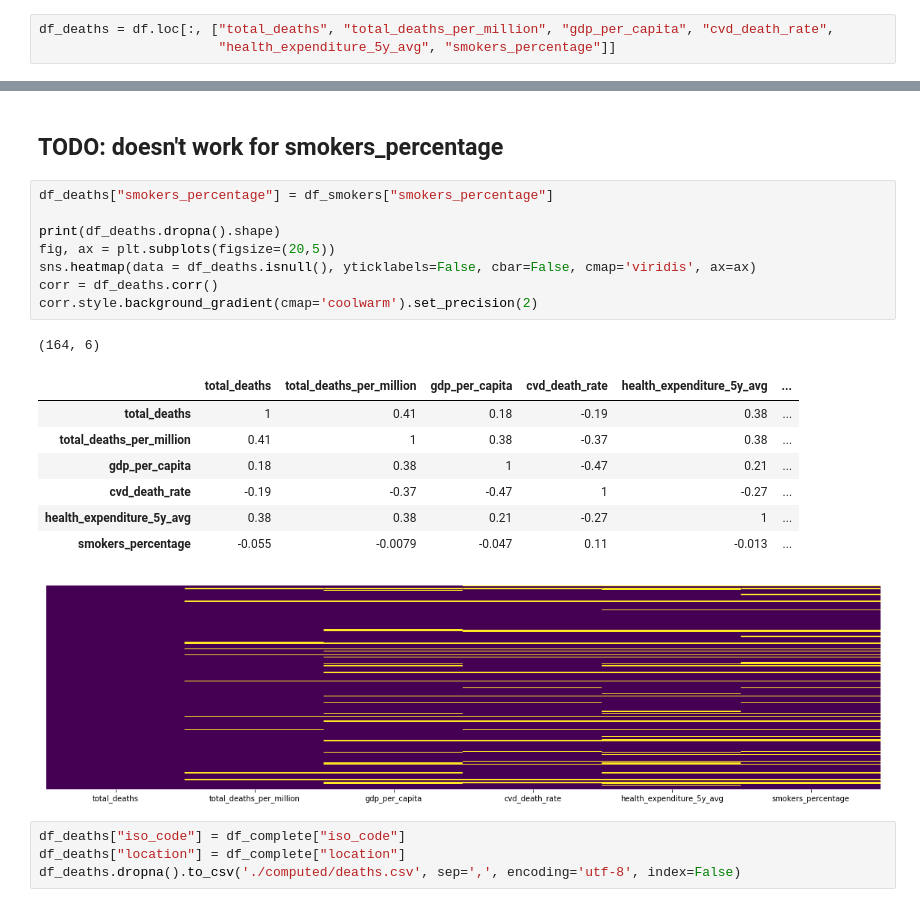
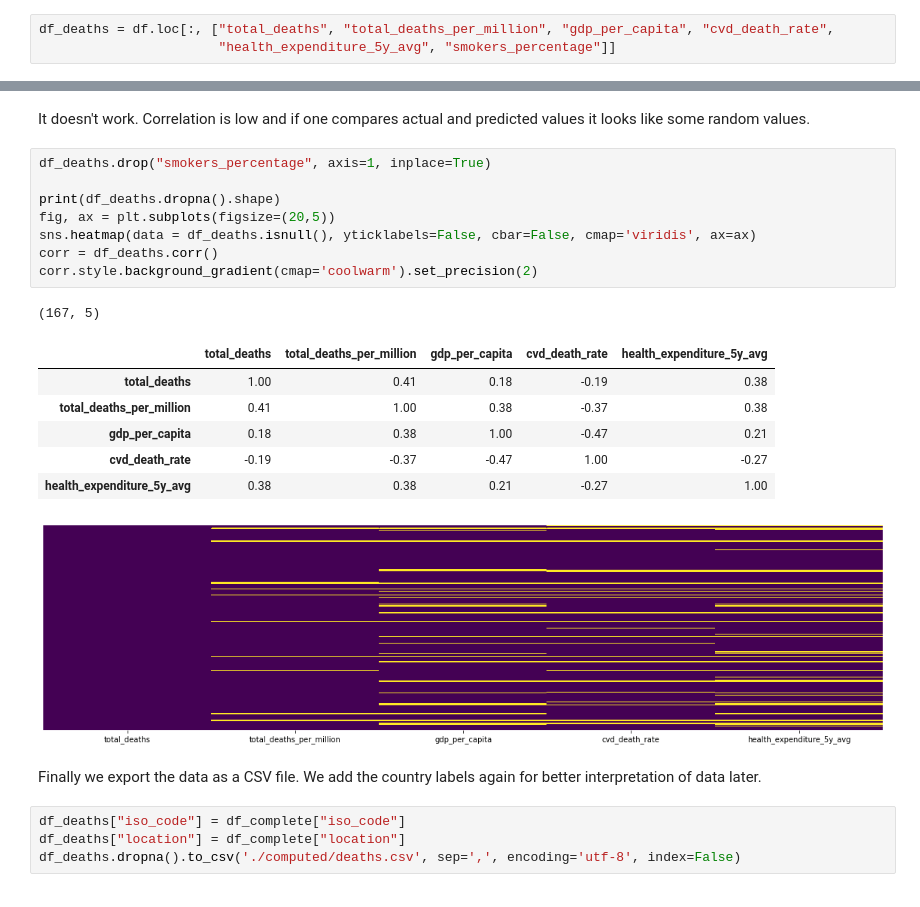
Before and after one commit to WWI17SEB/ml-covid, a Jupyter notebook: data/prepare_data_deaths.ipynb, the cells around one changed output, grey strips where cells are left out. Cells and saved outputs as stored; diff of their text form.

Commit message:
add comments to prepare_data_deaths + drop smokers_percentage

```diff
--- a/data/prepare_data_deaths.ipynb
+++ b/data/prepare_data_deaths.ipynb
@@ -144,23 +157,24 @@ corr.style.background_gradient(cmap='coolwarm').set_precision(2)
-# %% [markdown]
-## TODO: doesn't work for smokers_percentage
+# %% [markdown]
+It doesn't work. Correlation is low and if one compares actual and predicted values it looks like some random values.
 # %%
-df_deaths["smokers_percentage"] = df_smokers["smokers_percentage"]
+df_deaths.drop("smokers_percentage", axis=1, inplace=True)
 
 print(df_deaths.dropna().shape)
 fig, ax = plt.subplots(figsize=(20,5))
 sns.heatmap(data = df_deaths.isnull(), yticklabels=False, cbar=False, cmap='viridis', ax=ax)
 corr = df_deaths.corr()
 corr.style.background_gradient(cmap='coolwarm').set_precision(2)
 # %% [output]
-(164, 6)
+(167, 5)
-|  | total_deaths | total_deaths_per_million | gdp_per_capita | cvd_death_rate | health_expenditure_5y_avg | ... |
-| total_deaths | 1 | 0.41 | 0.18 | -0.19 | 0.38 | ... |
-| total_deaths_per_million | 0.41 | 1 | 0.38 | -0.37 | 0.38 | ... |
-| gdp_per_capita | 0.18 | 0.38 | 1 | -0.47 | 0.21 | ... |
-| cvd_death_rate | -0.19 | -0.37 | -0.47 | 1 | -0.27 | ... |
-| health_expenditure_5y_avg | 0.38 | 0.38 | 0.21 | -0.27 | 1 | ... |
-| smokers_percentage | -0.055 | -0.0079 | -0.047 | 0.11 | -0.013 | ... |
+|  | total_deaths | total_deaths_per_million | gdp_per_capita | cvd_death_rate | health_expenditure_5y_avg |
+| total_deaths | 1.00 | 0.41 | 0.18 | -0.19 | 0.38 |
+| total_deaths_per_million | 0.41 | 1.00 | 0.38 | -0.37 | 0.38 |
+| gdp_per_capita | 0.18 | 0.38 | 1.00 | -0.47 | 0.21 |
+| cvd_death_rate | -0.19 | -0.37 | -0.47 | 1.00 | -0.27 |
+| health_expenditure_5y_avg | 0.38 | 0.38 | 0.21 | -0.27 | 1.00 |
-[figure, old version]
+[figure, new version]
+# %% [markdown]
+Finally we export the data as a CSV file. We add the country labels again for better interpretation of data later.
 # %%
 df_deaths["iso_code"] = df_complete["iso_code"]
 df_deaths["location"] = df_complete["location"]
```
Also changed, not shown: parts of 11 cells of this notebook, 1 other file.
